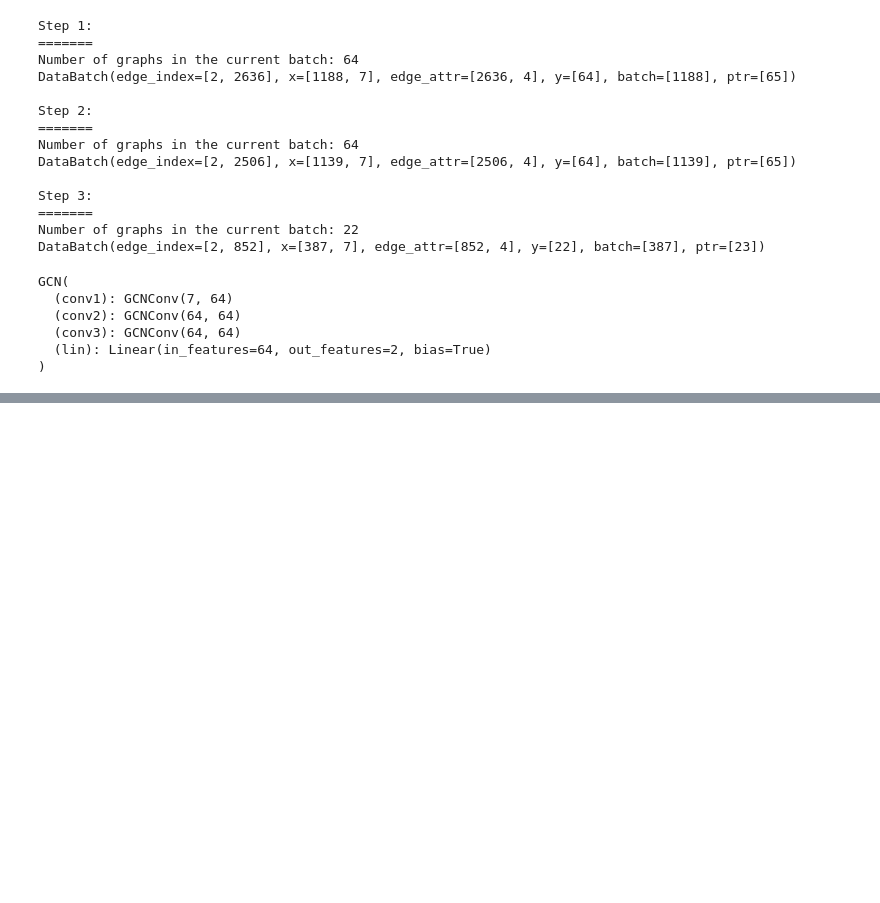
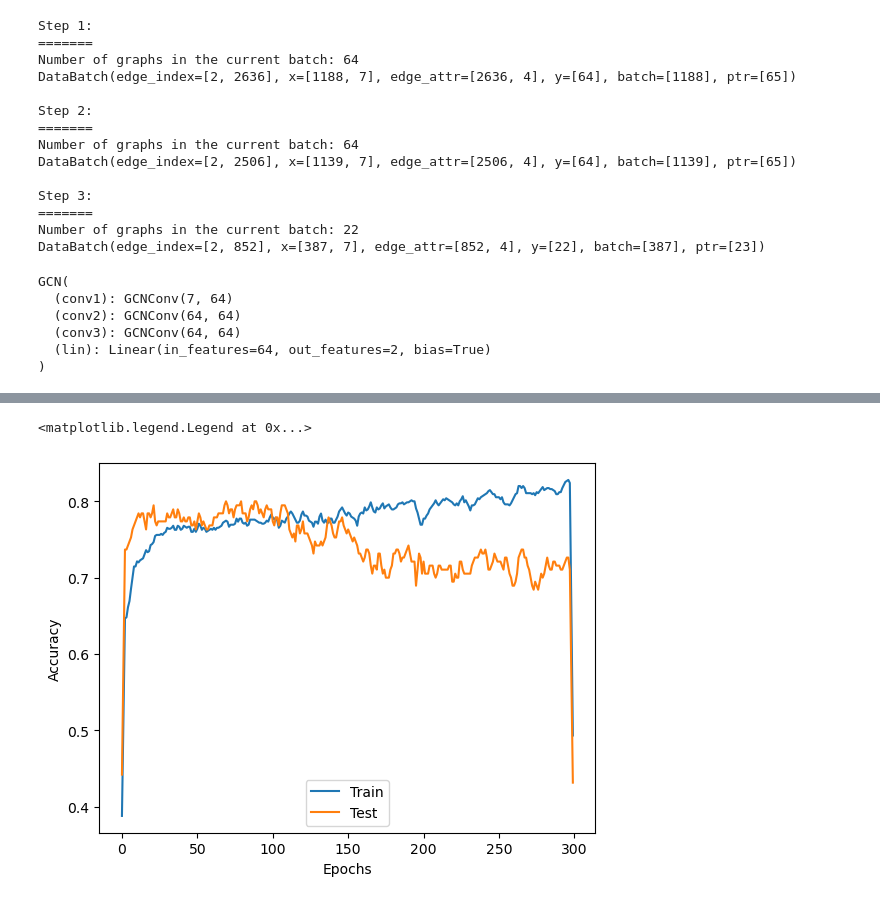
Before and after one commit to aehrlich1/pytorch_geometric_tutorials, a Jupyter notebook: 3_Graph_Classification.ipynb, the cells around one changed output, grey strips where cells are left out. Drawn from its saved outputs; the diff is of its cells as text; code cells hidden in the pictures; blank space fills up the shorter version.

```diff
--- a/3_Graph_Classification.ipynb
+++ b/3_Graph_Classification.ipynb
@@ -200,0 +221,13 @@ Epoch: 999, Train Acc: 0.8867, Test Acc: 0.7632
+# %%
+train_av = movingaverage(train_acc_cum, 5)
+test_av = movingaverage(test_acc_cum, 5)
+
+fig, ax = plt.subplots()  # Create a figure containing a single axes.
+ax.plot(train_av, label='Train')  # Plot some data on the axes.
+ax.plot(test_av, label='Test')  # Plot some data on the axes.
+ax.set_xlabel('Epochs')
+ax.set_ylabel('Accuracy')
+ax.legend()
+# %% [output]
+<matplotlib.legend.Legend at 0x...>
+[figure, added]
```
Also changed, not shown: parts of 2 cells of this notebook.
